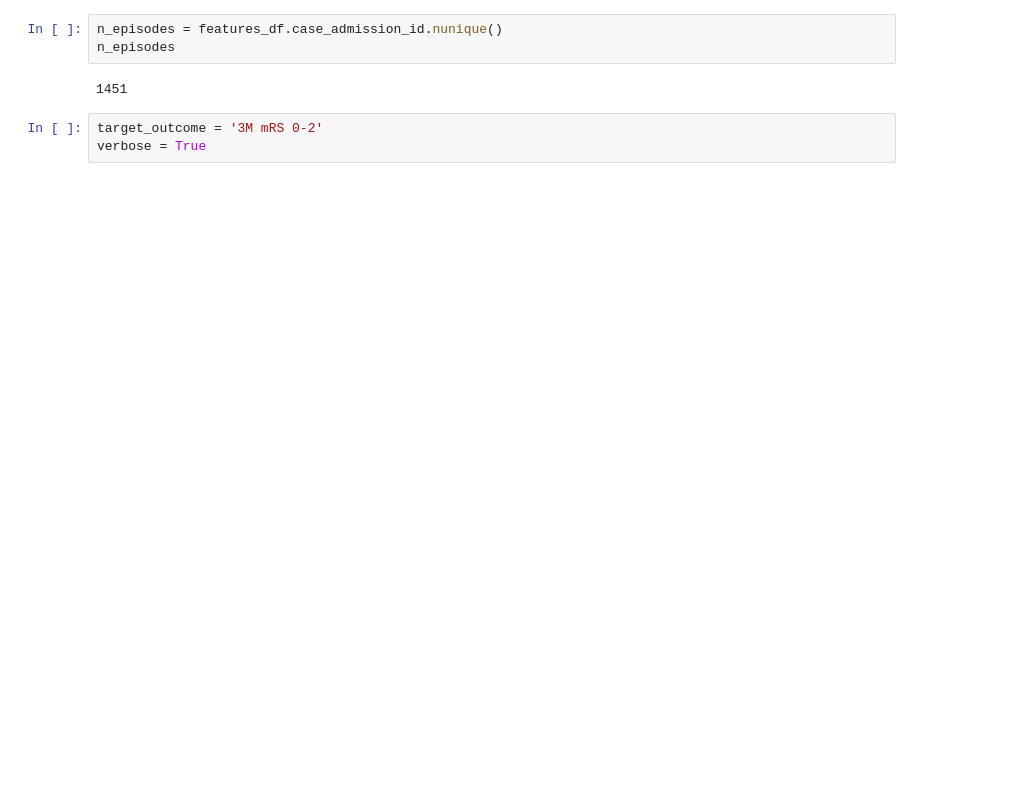
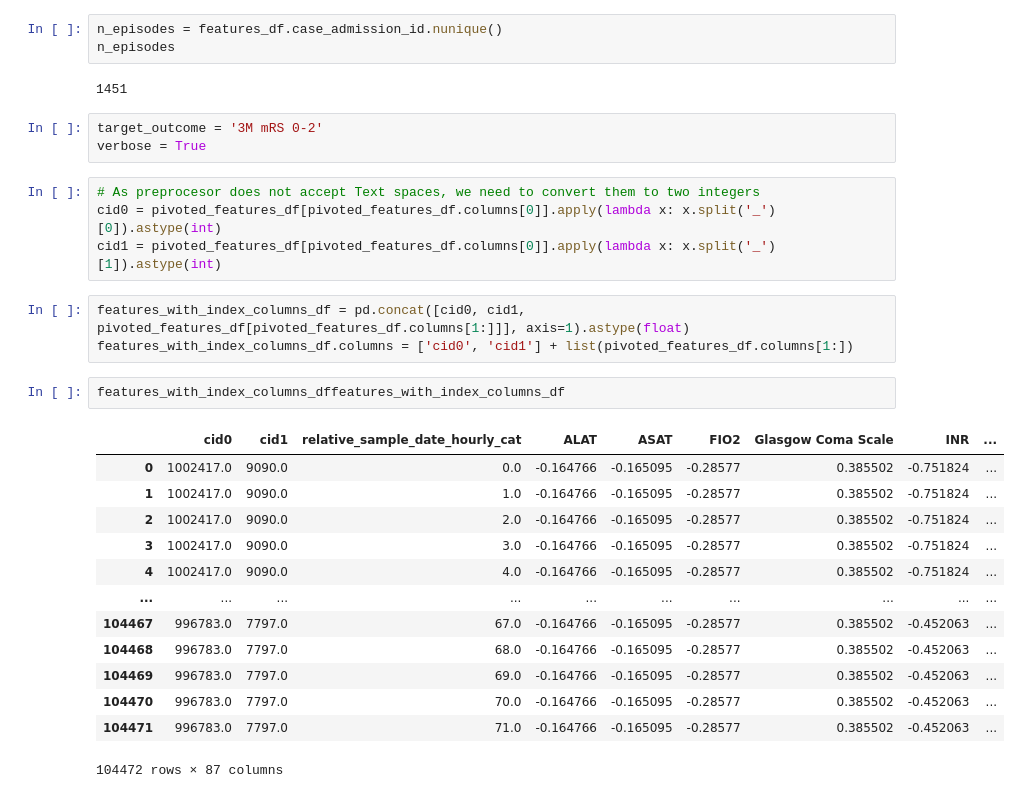
Before and after one commit to JulianKlug/CATS3, a Jupyter notebook: data_loaders/exploration/rllib_dataset_generation.ipynb, the cells around one changed output. Saved outputs shown, nothing was run; the diff lists cells and outputs as text; blank space fills up the shorter version.

```diff
--- a/evaluation/off_policy_evaluation/rllib_dataset_generation.ipynb
+++ b/data_loaders/exploration/rllib_dataset_generation.ipynb
@@ -145,6 +162,29 @@ n_episodes
 # %%
 target_outcome = '3M mRS 0-2'
 verbose = True
+# %%
+# As preprocesor does not accept Text spaces, we need to convert them to two integers
+cid0 = pivoted_features_df[pivoted_features_df.columns[0]].apply(lambda x: x.split('_')[0]).astype(int)
+cid1 = pivoted_features_df[pivoted_features_df.columns[0]].apply(lambda x: x.split('_')[1]).astype(int)
+# %%
+features_with_index_columns_df = pd.concat([cid0, cid1, pivoted_features_df[pivoted_features_df.columns[1:]]], axis=1).astype(float)
+features_with_index_columns_df.columns = ['cid0', 'cid1'] + list(pivoted_features_df.columns[1:])
+# %%
+features_with_index_columns_dffeatures_with_index_columns_df
+# %% [output]
+|  | cid0 | cid1 | relative_sample_date_hourly_cat | ALAT | ASAT | FIO2 | Glasgow Coma Scale | INR | ... |
+| 0 | 1002417.0 | 9090.0 | 0.0 | -0.164766 | -0.165095 | -0.28577 | 0.385502 | -0.751824 | ... |
+| 1 | 1002417.0 | 9090.0 | 1.0 | -0.164766 | -0.165095 | -0.28577 | 0.385502 | -0.751824 | ... |
+| 2 | 1002417.0 | 9090.0 | 2.0 | -0.164766 | -0.165095 | -0.28577 | 0.385502 | -0.751824 | ... |
+| 3 | 1002417.0 | 9090.0 | 3.0 | -0.164766 | -0.165095 | -0.28577 | 0.385502 | -0.751824 | ... |
+| 4 | 1002417.0 | 9090.0 | 4.0 | -0.164766 | -0.165095 | -0.28577 | 0.385502 | -0.751824 | ... |
+| ... | ... | ... | ... | ... | ... | ... | ... | ... | ... |
+| 104467 | 996783.0 | 7797.0 | 67.0 | -0.164766 | -0.165095 | -0.28577 | 0.385502 | -0.452063 | ... |
+| 104468 | 996783.0 | 7797.0 | 68.0 | -0.164766 | -0.165095 | -0.28577 | 0.385502 | -0.452063 | ... |
+| 104469 | 996783.0 | 7797.0 | 69.0 | -0.164766 | -0.165095 | -0.28577 | 0.385502 | -0.452063 | ... |
+| 104470 | 996783.0 | 7797.0 | 70.0 | -0.164766 | -0.165095 | -0.28577 | 0.385502 | -0.452063 | ... |
+| 104471 | 996783.0 | 7797.0 | 71.0 | -0.164766 | -0.165095 | -0.28577 | 0.385502 | -0.452063 | ... |
+104472 rows × 87 columns
 # %%
 from ray.rllib.models.preprocessors import get_preprocessor
 from ray.rllib.offline import JsonWriter
```
Also changed, not shown: parts of 5 cells of this notebook, 12 other files.
